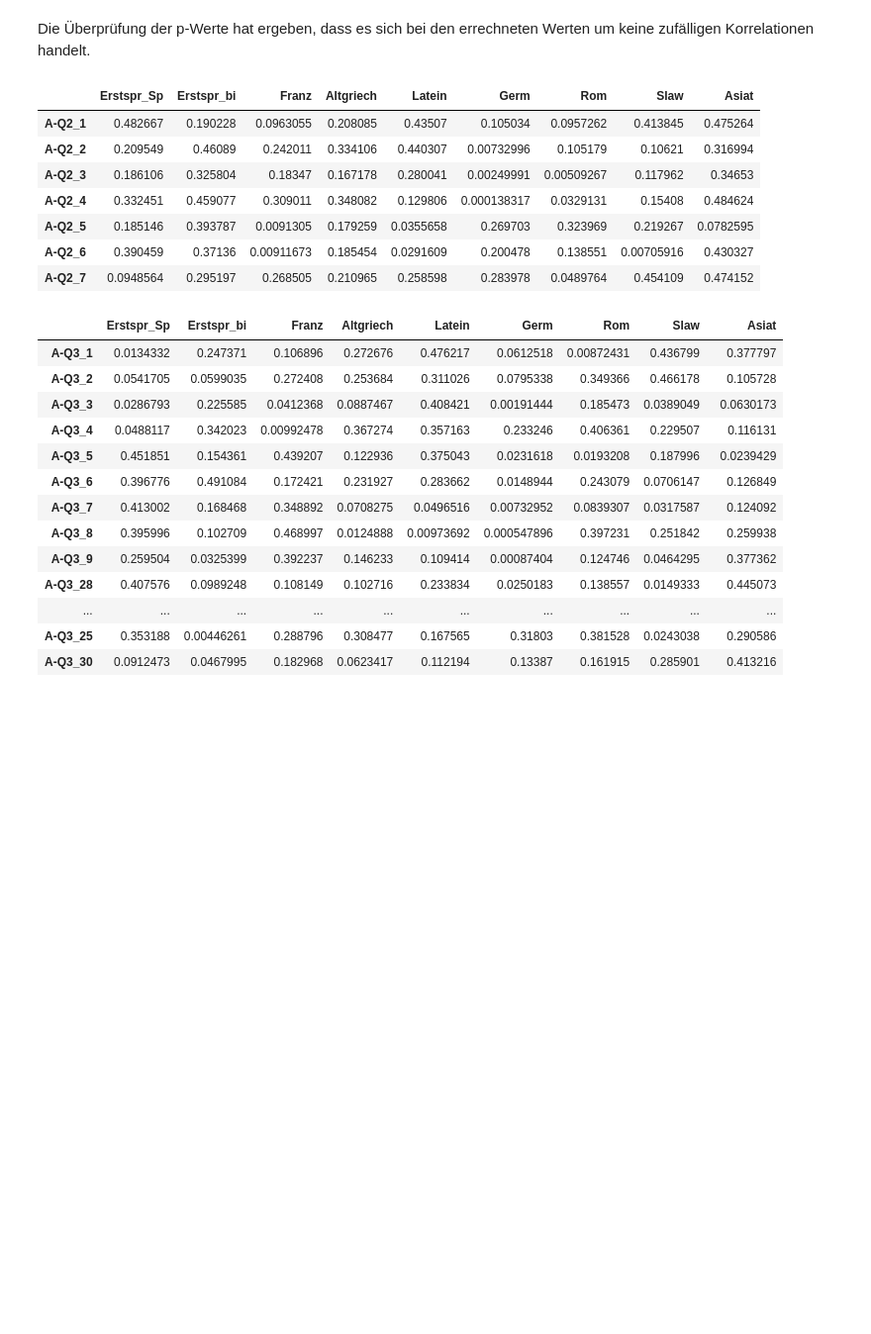
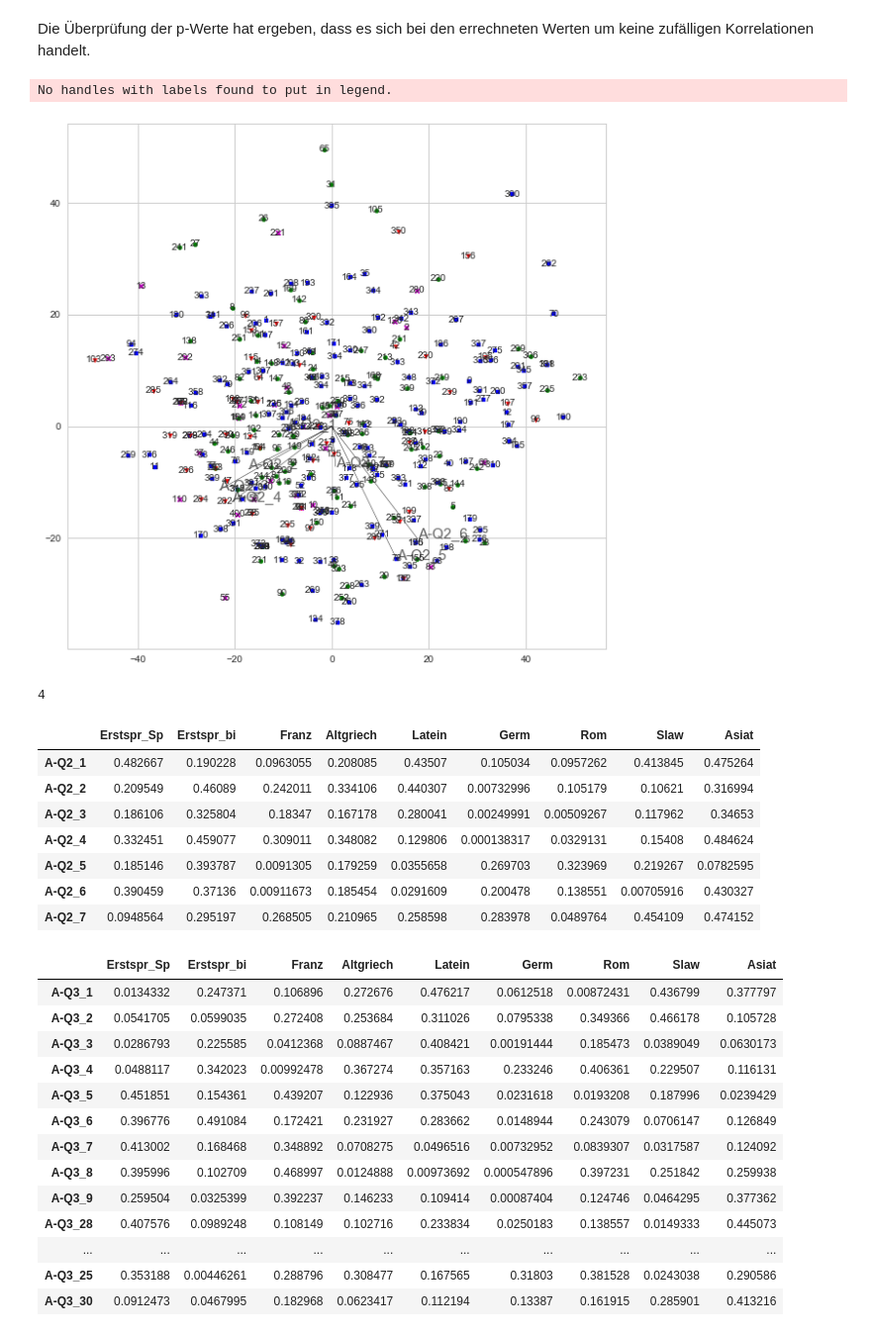
Before and after one commit to martinakienberger/Dissertation_LIS, a Jupyter notebook: Datenanalyse_Inferenz.ipynb, the cells around one changed output. Shown at 99% size. Drawn from its saved outputs; the diff is of its cells as text; code cells hidden in the pictures; blank space fills up the shorter version.

```diff
--- a/Datenanalyse_Inferenz.ipynb
+++ b/Datenanalyse_Inferenz.ipynb
@@ -1090,6 +1067,15 @@ df_spearman(Daten,Liste_A_Q3)
 Die Überprüfung der p-Werte hat ergeben, dass es sich bei den errechneten Werten um keine zufälligen Korrelationen handelt.
 # %%
 #df_spearman_pv(Daten,Liste_A_Q3)
+# %%
+graf_biplot(Finished[Finished['D-Q2b']!=0][Liste_A_Q2],7,Finished[Finished['D-Q2b']!=0]['D-Q2b'])
+# %% [output]
+No handles with labels found to put in legend.
+[figure, added]
+# %%
+Finished['D-Q2b'][56]
+# %% [output]
+4
 # %%
 df_test2(Finished,Liste_A_Q2)
 # %% [output]
```
Also changed, not shown: parts of 35 cells of this notebook.
